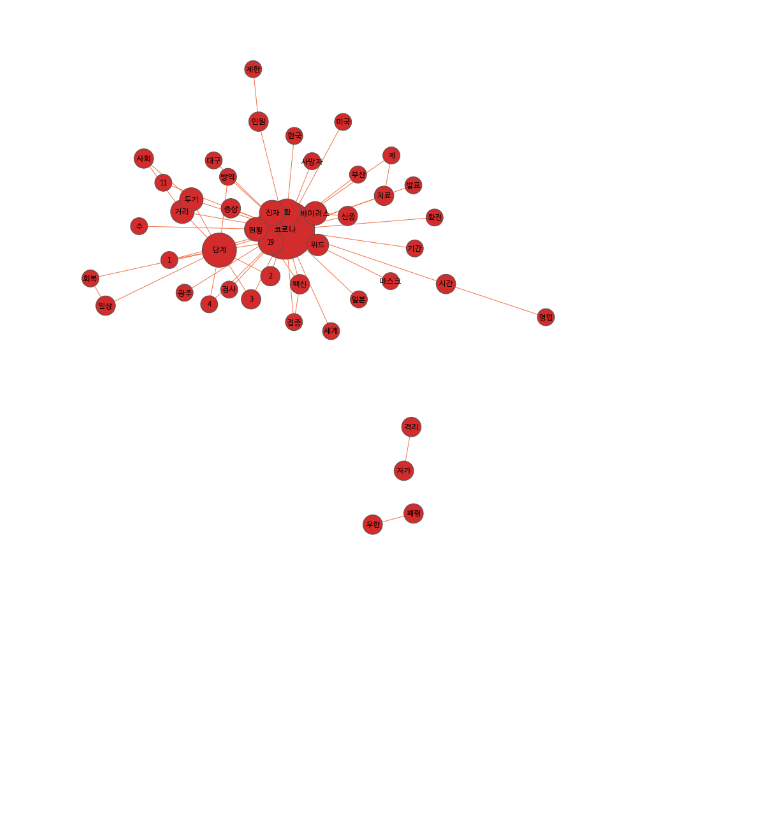
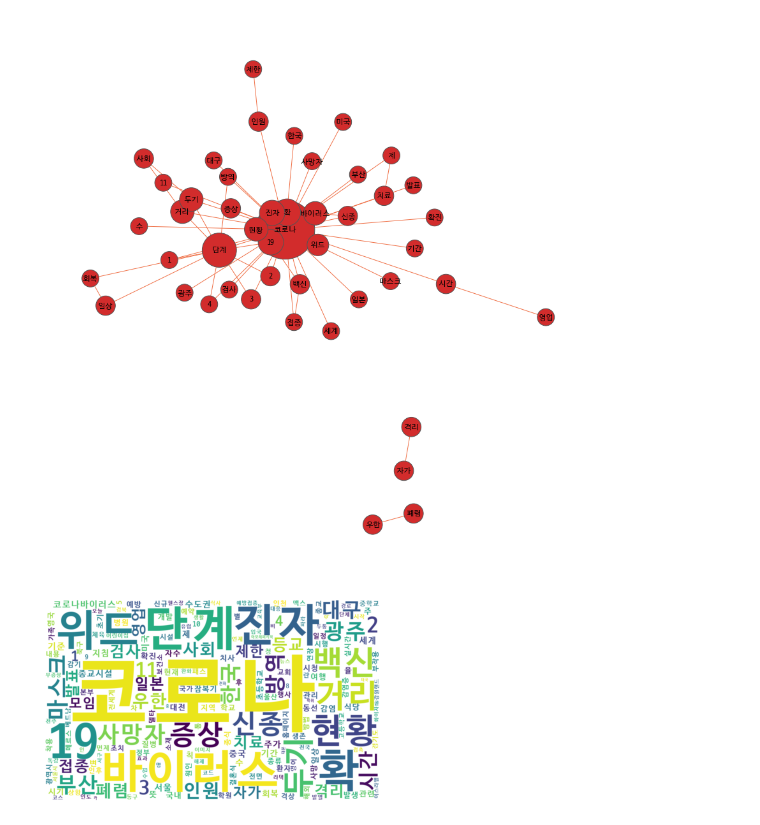
Before and after one commit to uowol/develop_on_linux, a Jupyter notebook: develop/python/text_network/text_network.ipynb, the cells around one changed output. Saved outputs shown, nothing was run; the diff lists cells and outputs as text; code cells hidden in the pictures; blank space fills up the shorter version.

Commit message:
wordcloud

```diff
--- a/develop/python/text_network/text_network.ipynb
+++ b/develop/python/text_network/text_network.ipynb
@@ -254,3 +254,19 @@ plt.savefig("Graph.png", format="PNG")
 plt.show()
 # %% [output]
 [figure]
+# %%
+# 단어 별 개수 구하기
+word_num = dtm.apply(lambda col: sum(col), axis=0)
+word_str = ''
+for key, value in word_num.items():
+    word_str += (key+' ')*value
+# %%
+from wordcloud import WordCloud
+
+wc = WordCloud(width=1000, height=600, background_color="white", random_state=0, font_path=path)
+# fontprop = fm.FontProperties(fname=path, size=18).get_name()
+plt.imshow(wc.generate_from_frequencies(word_num))
+plt.axis("off")
+plt.show()
+# %% [output]
+[figure, added]
```
Also changed, not shown: parts of 1 cell of this notebook, 5 other files.
